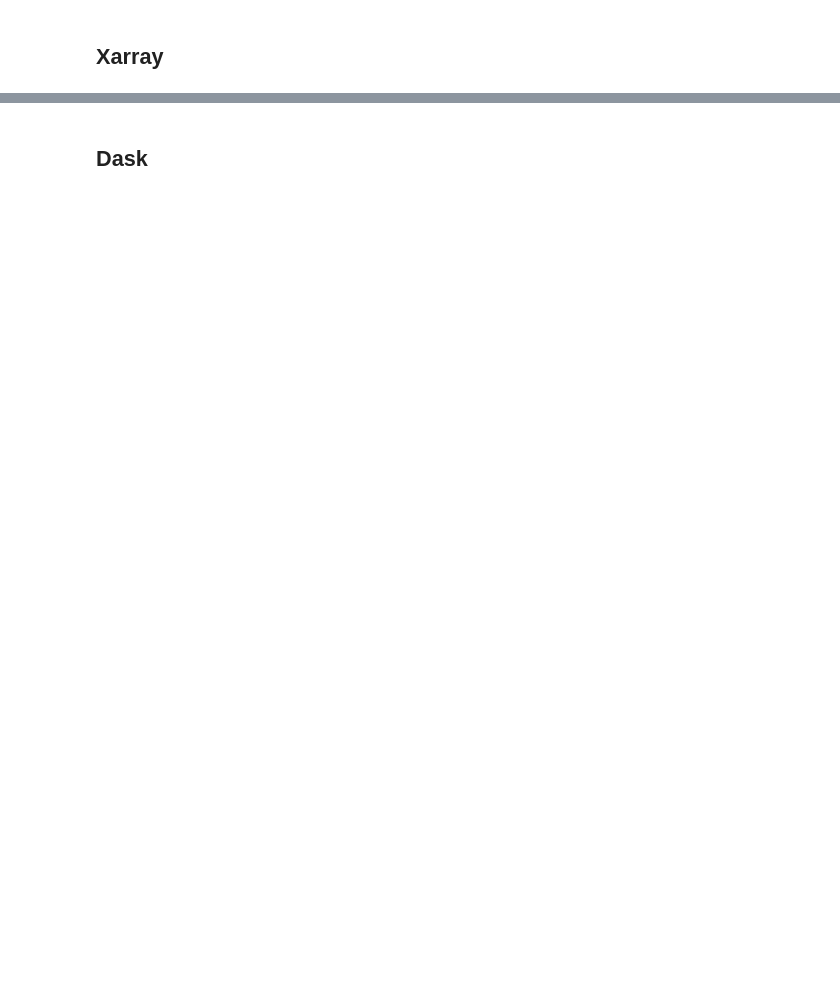
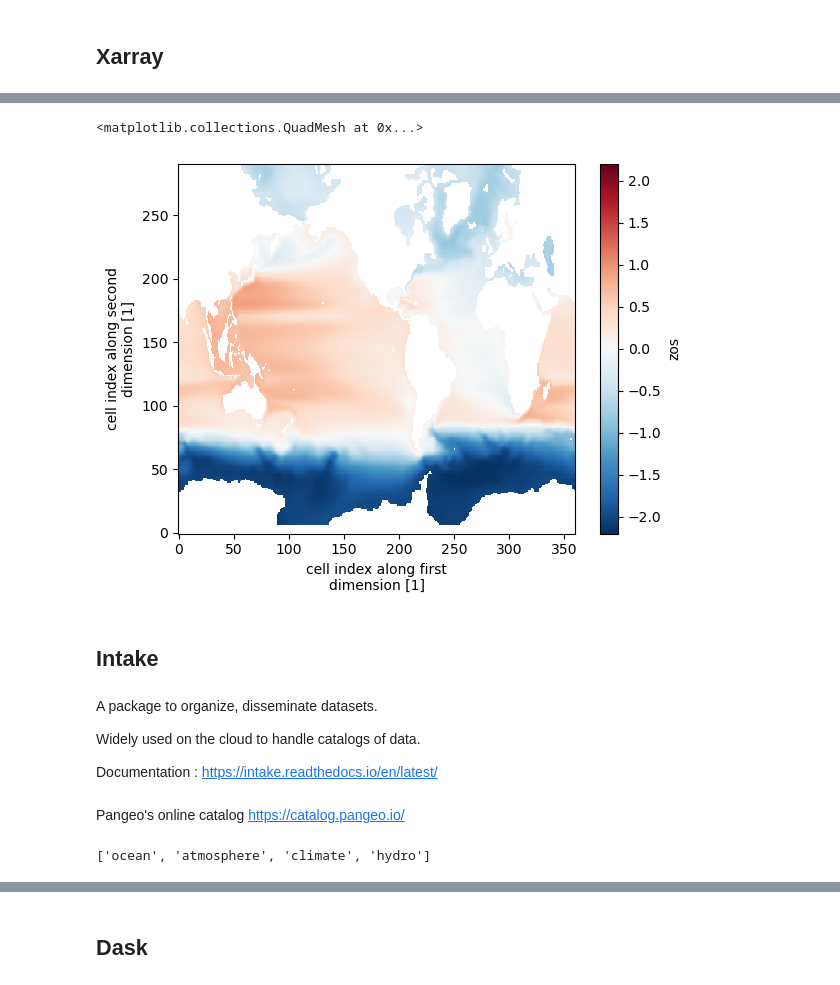
Before and after one commit to auraoupa/drakkar-demo-notebooks, a Jupyter notebook: Basics.ipynb, the cells around one changed output, grey strips where cells are left out. Drawn from its saved outputs; the diff is of its cells as text; code cells hidden in the pictures; blank space fills up the shorter version.

```diff
--- a/Basics.ipynb
+++ b/Basics.ipynb
@@ -35,0 +219,14 @@ import xarray as xr
+# %%
+# The dataset is so small we can compute means without parallel computation
+ds['zos'].mean(dim='time').plot()
+# %% [output]
+<matplotlib.collections.QuadMesh at 0x...>
+[figure, added]
+# %% [markdown]
+## Intake
+# %% [markdown]
+A package to organize, disseminate datasets.
+
+Widely used on the cloud to handle catalogs of data.
+
+Documentation : https://intake.readthedocs.io/en/latest/
@@ -35,0 +235,8 @@ import xarray as xr
+# %% [markdown]
+Pangeo's online catalog https://catalog.pangeo.io/
+# %%
+# We can explore it both online and in the command line
+cat = open_catalog("https://raw.githubusercontent.com/pangeo-data/pangeo-datastore/master/intake-catalogs/master.yaml")
+list(cat)
+# %% [output]
+['ocean', 'atmosphere', 'climate', 'hydro']
```
Also changed, not shown: parts of 25 cells of this notebook, 1 other file.
